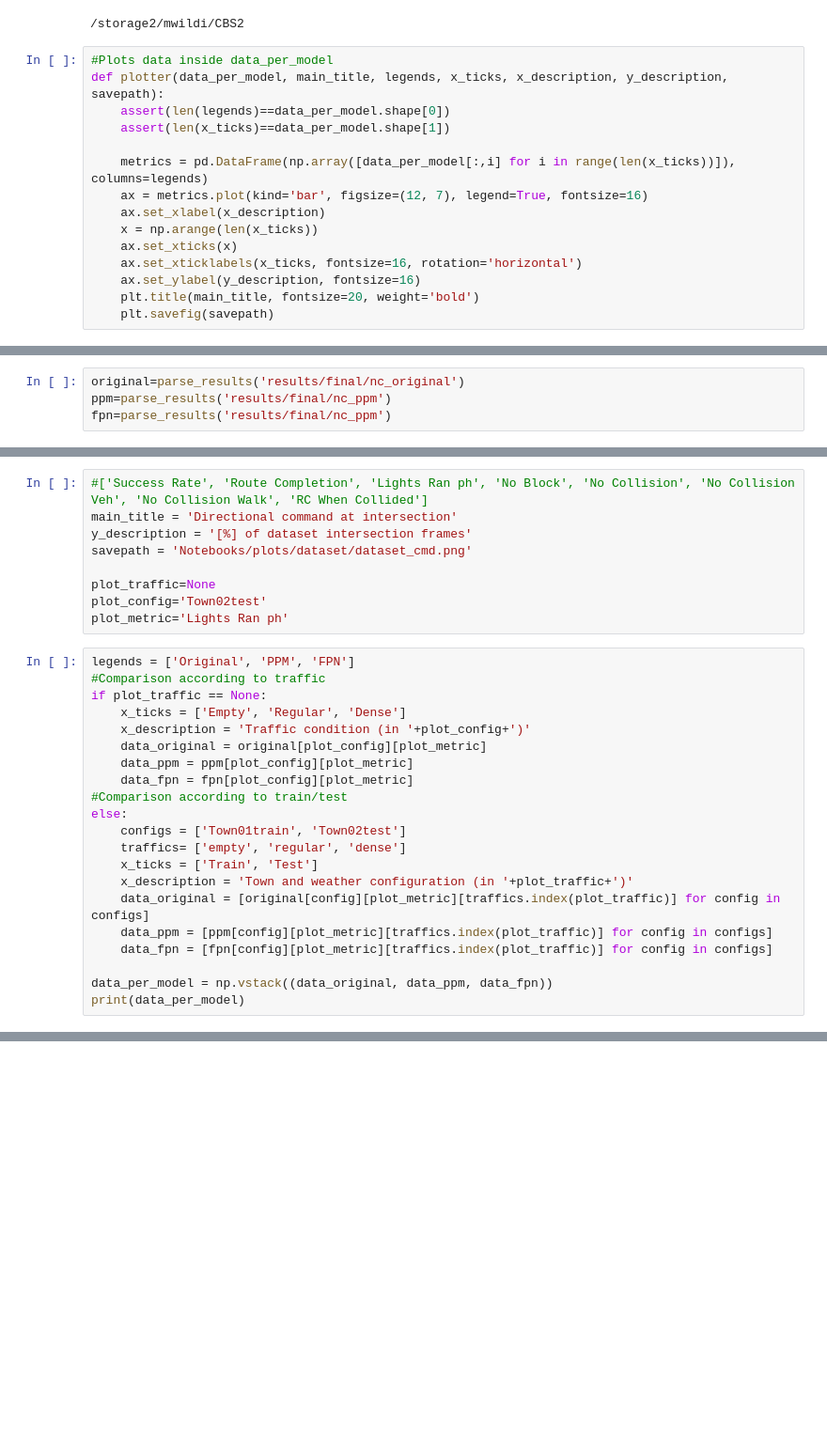
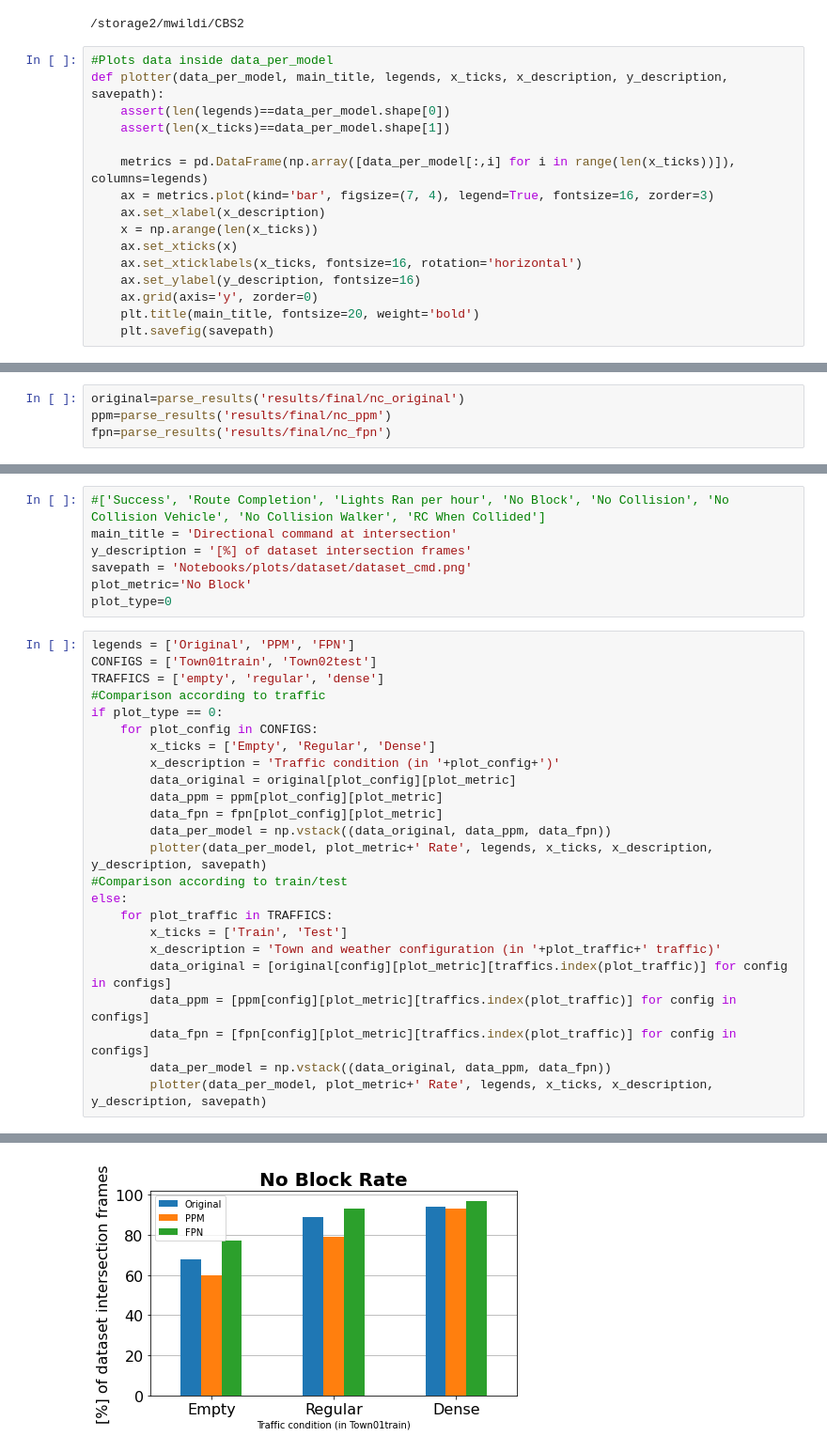
Before and after one commit to mael25/CBS2, a Jupyter notebook: Notebooks/Plot.ipynb, the cells around one changed output, grey strips where cells are left out. Shown: that part at 94% size. Saved outputs shown, nothing was run; the diff lists cells and outputs as text; blank space fills up the shorter version.

Commit message:
results ws8

```diff
--- a/Notebooks/Plot.ipynb
+++ b/Notebooks/Plot.ipynb
@@ -16,12 +16,13 @@ def plotter(data_per_model, main_title, legends, x_ticks, x_description, y_descr
     assert(len(x_ticks)==data_per_model.shape[1])
 
     metrics = pd.DataFrame(np.array([data_per_model[:,i] for i in range(len(x_ticks))]), columns=legends)
-    ax = metrics.plot(kind='bar', figsize=(12, 7), legend=True, fontsize=16)
+    ax = metrics.plot(kind='bar', figsize=(7, 4), legend=True, fontsize=16, zorder=3)
     ax.set_xlabel(x_description)
     x = np.arange(len(x_ticks))
     ax.set_xticks(x)
     ax.set_xticklabels(x_ticks, fontsize=16, rotation='horizontal')
     ax.set_ylabel(y_description, fontsize=16)
+    ax.grid(axis='y', zorder=0)
     plt.title(main_title, fontsize=20, weight='bold')
     plt.savefig(savepath)
 # %%
@@ -101,5 +104,5 @@ def parse_results(path):
 # %%
 original=parse_results('results/final/nc_original')
 ppm=parse_results('results/final/nc_ppm')
-fpn=parse_results('results/final/nc_ppm')
+fpn=parse_results('results/final/nc_fpn')
 # %%
@@ -125,31 +128,32 @@ ppm
 # %%
-#['Success Rate', 'Route Completion', 'Lights Ran ph', 'No Block', 'No Collision', 'No Collision Veh', 'No Collision Walk', 'RC When Collided']
+#['Success', 'Route Completion', 'Lights Ran per hour', 'No Block', 'No Collision', 'No Collision Vehicle', 'No Collision Walker', 'RC When Collided']
 main_title = 'Directional command at intersection'
 y_description = '[%] of dataset intersection frames'
 savepath = 'Notebooks/plots/dataset/dataset_cmd.png'
-
-plot_traffic=None
-plot_config='Town02test'
-plot_metric='Lights Ran ph'
+plot_metric='No Block'
+plot_type=0
 # %%
 legends = ['Original', 'PPM', 'FPN']
+CONFIGS = ['Town01train', 'Town02test']
+TRAFFICS = ['empty', 'regular', 'dense']
 #Comparison according to traffic
-if plot_traffic == None:
-    x_ticks = ['Empty', 'Regular', 'Dense']
-    x_description = 'Traffic condition (in '+plot_config+')'
-    data_original = original[plot_config][plot_metric]
-    data_ppm = ppm[plot_config][plot_metric]
-    data_fpn = fpn[plot_config][plot_metric]
+if plot_type == 0:
+    for plot_config in CONFIGS:
+        x_ticks = ['Empty', 'Regular', 'Dense']
+        x_description = 'Traffic condition (in '+plot_config+')'
+        data_original = original[plot_config][plot_metric]
+        data_ppm = ppm[plot_config][plot_metric]
+        data_fpn = fpn[plot_config][plot_metric]
+        data_per_model = np.vstack((data_original, data_ppm, data_fpn))
+        plotter(data_per_model, plot_metric+' Rate', legends, x_ticks, x_description, y_description, savepath)
 #Comparison according to train/test
 else:
-    configs = ['Town01train', 'Town02test']
-    traffics= ['empty', 'regular', 'dense']
-    x_ticks = ['Train', 'Test']
-    x_description = 'Town and weather configuration (in '+plot_traffic+')'
-    data_original = [original[config][plot_metric][traffics.index(plot_traffic)] for config in configs]
-    data_ppm = [ppm[config][plot_metric][traffics.index(plot_traffic)] for config in configs]
-    data_fpn = [fpn[config][plot_metric][traffics.index(plot_traffic)] for config in configs]
-
-data_per_model = np.vstack((data_original, data_ppm, data_fpn))
-print(data_per_model)
+    for plot_traffic in TRAFFICS:
+        x_ticks = ['Train', 'Test']
+        x_description = 'Town and weather configuration (in '+plot_traffic+' traffic)'
+        data_original = [original[config][plot_metric][traffics.index(plot_traffic)] for config in configs]
+        data_ppm = [ppm[config][plot_metric][traffics.index(plot_traffic)] for config in configs]
+        data_fpn = [fpn[config][plot_metric][traffics.index(plot_traffic)] for config in configs]
+        data_per_model = np.vstack((data_original, data_ppm, data_fpn))
+        plotter(data_per_model, plot_metric+' Rate', legends, x_ticks, x_description, y_description, savepath)
 # %% [output]
@@ -158,0 +160 @@ print(data_per_model)
+[figure, added]
```
Also changed, not shown: parts of 4 cells of this notebook, 3 other files.
